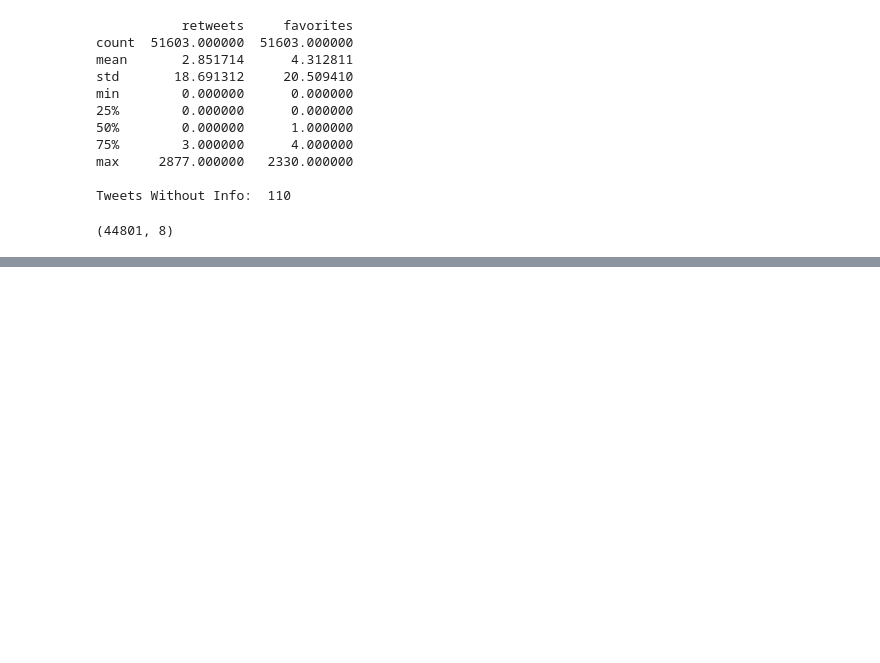
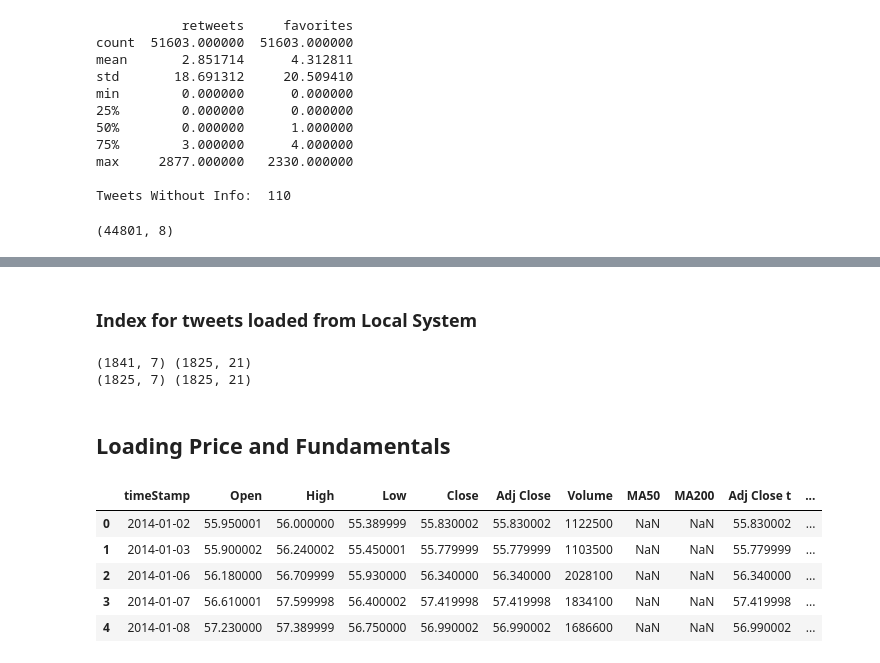
Before and after one commit to dieko95/AlgoTrading, a Jupyter notebook: AlgoTrading.ipynb, the cells around one changed output, grey strips where cells are left out. Drawn from its saved outputs; the diff is of its cells as text; code cells hidden in the pictures; blank space fills up the shorter version.

```diff
--- a/AlgoTrading.ipynb
+++ b/AlgoTrading.ipynb
@@ -195,3 +198,15 @@ from google.colab import files
 
 aggDfDay.to_csv('aggDfDay_v0.1.csv')
 files.download('aggDfDay_v0.1.csv')
+# %% [markdown]
+### Index for tweets loaded from Local System
+# %%
+#
+print(aggTweetsDay.shape,aggFundDfDay.shape)
+
+aggTweetsDay = aggTweetsDay.iloc[1:1826,:]
+
+print(aggTweetsDay.shape,aggFundDfDay.shape)
+# %% [output]
+(1841, 7) (1825, 21)
+(1825, 7) (1825, 21)
@@ -197,0 +216,2 @@ files.download('aggDfDay_v0.1.csv')
+# %% [markdown]
+## Loading Price and Fundamentals
@@ -197,0 +223,11 @@ files.download('aggDfDay_v0.1.csv')
+# %%
+import pandas as pd
+fundData = pd.read_excel('exported.xlsx')
+fundData.head()
+# %% [output]
+|  | timeStamp | Open | High | Low | Close | Adj Close | Volume | MA50 | MA200 | Adj Close t | ... |
+| 0 | 2014-01-02 | 55.950001 | 56.000000 | 55.389999 | 55.830002 | 55.830002 | 1122500 | NaN | NaN | 55.830002 | ... |
+| 1 | 2014-01-03 | 55.900002 | 56.240002 | 55.450001 | 55.779999 | 55.779999 | 1103500 | NaN | NaN | 55.779999 | ... |
+| 2 | 2014-01-06 | 56.180000 | 56.709999 | 55.930000 | 56.340000 | 56.340000 | 2028100 | NaN | NaN | 56.340000 | ... |
+| 3 | 2014-01-07 | 56.610001 | 57.599998 | 56.400002 | 57.419998 | 57.419998 | 1834100 | NaN | NaN | 57.419998 | ... |
+| 4 | 2014-01-08 | 57.230000 | 57.389999 | 56.750000 | 56.990002 | 56.990002 | 1686600 | NaN | NaN | 56.990002 | ... |
```
Also changed, not shown: parts of 11 cells of this notebook.
